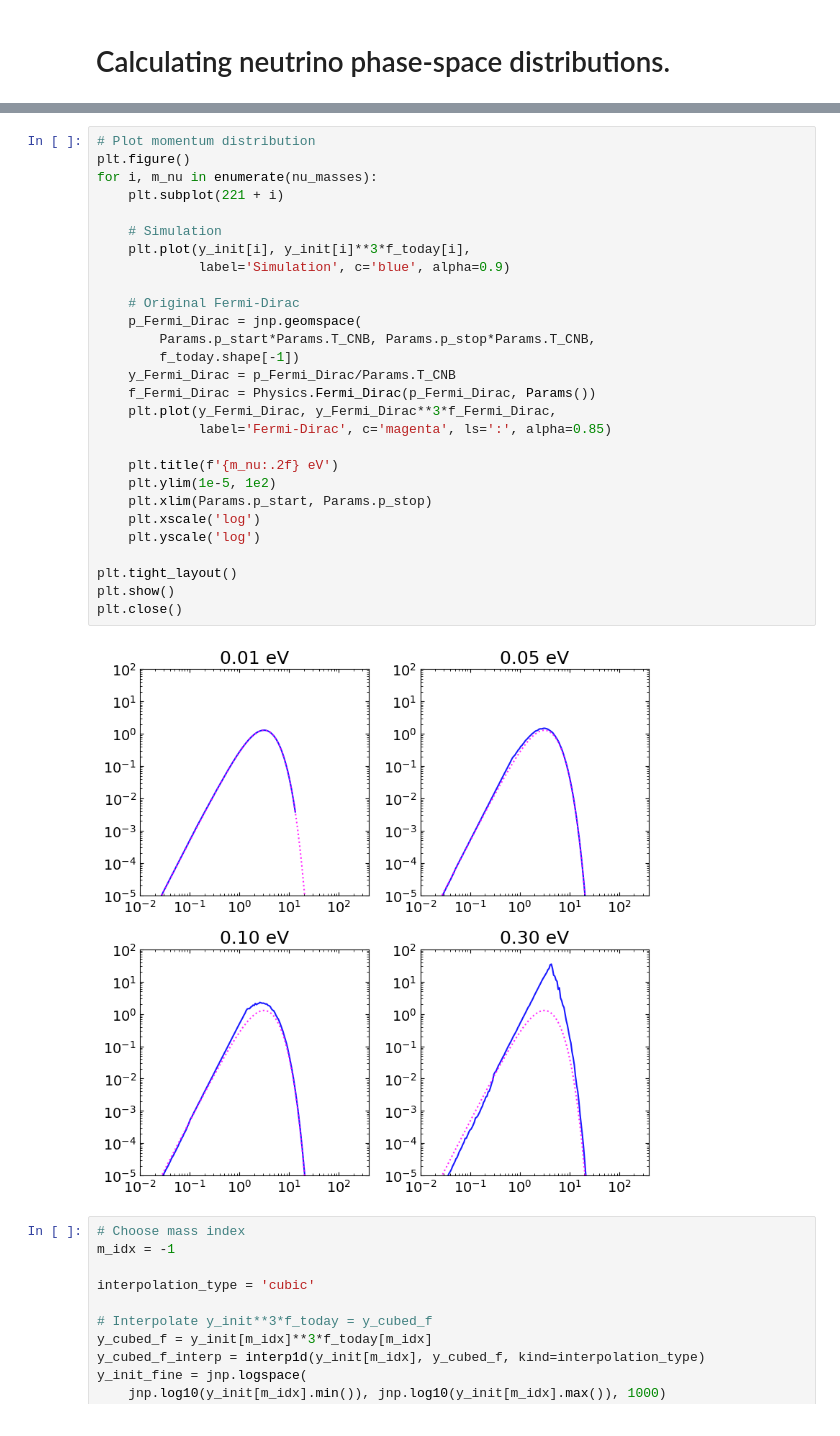
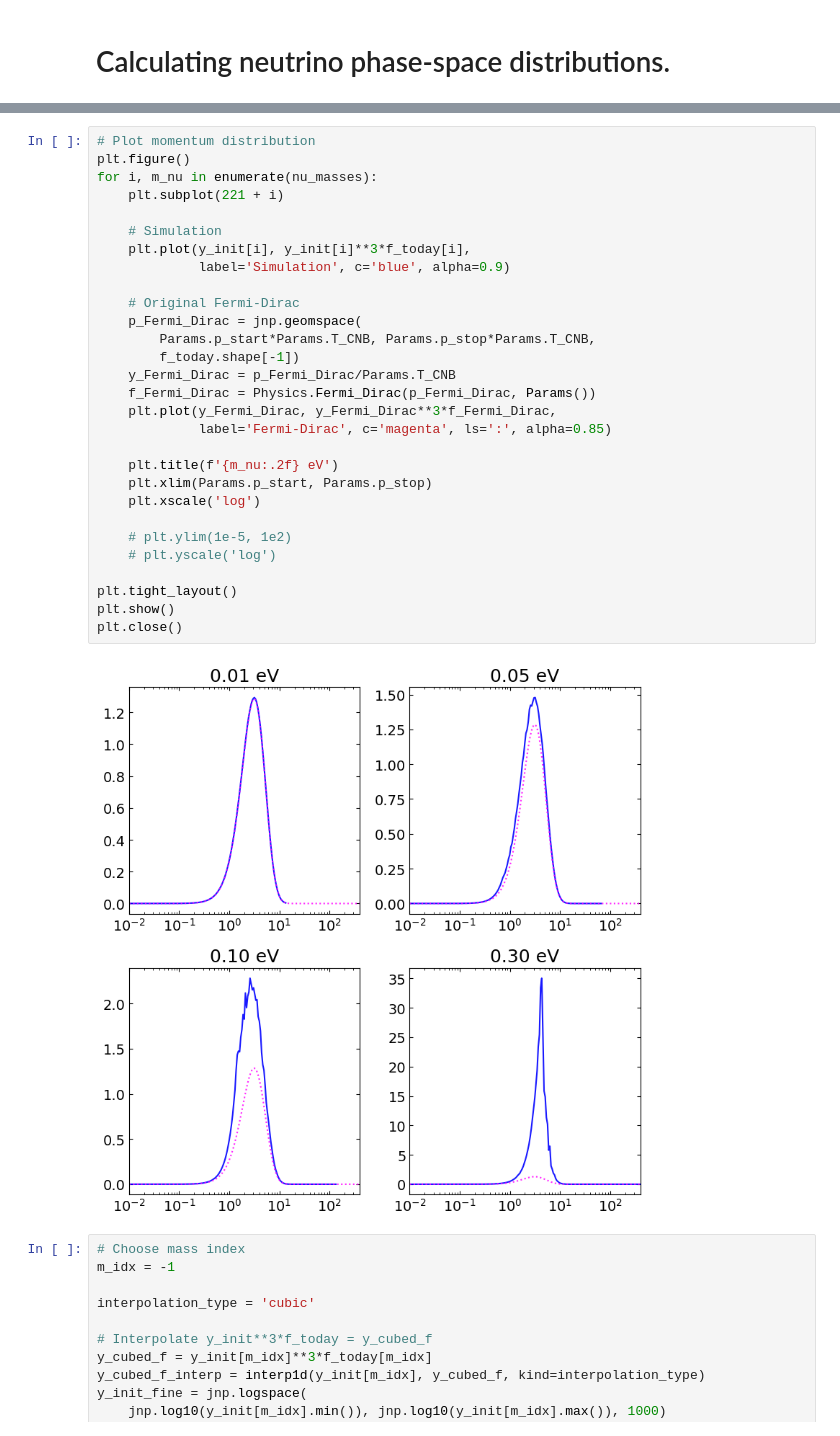
Before and after one commit to Fabian-Zimmer/PTOLEMY_spectra, a Jupyter notebook: project_PTOLEMY_electron_spectra.ipynb, the cells around one changed output, grey strips where cells are left out. Drawn from its saved outputs; the diff is of its cells as text.

```diff
--- a/project_PTOLEMY_electron_spectra.ipynb
+++ b/project_PTOLEMY_electron_spectra.ipynb
@@ -67,33 +62,34 @@ Array(67.05503458, dtype=float64, weak_type=True)
 # %%
 # Plot momentum distribution
 plt.figure()
 for i, m_nu in enumerate(nu_masses):
     plt.subplot(221 + i)
 
     # Simulation
     plt.plot(y_init[i], y_init[i]**3*f_today[i],
              label='Simulation', c='blue', alpha=0.9)
 
     # Original Fermi-Dirac
     p_Fermi_Dirac = jnp.geomspace(
         Params.p_start*Params.T_CNB, Params.p_stop*Params.T_CNB,
         f_today.shape[-1])
     y_Fermi_Dirac = p_Fermi_Dirac/Params.T_CNB
     f_Fermi_Dirac = Physics.Fermi_Dirac(p_Fermi_Dirac, Params())
     plt.plot(y_Fermi_Dirac, y_Fermi_Dirac**3*f_Fermi_Dirac,
              label='Fermi-Dirac', c='magenta', ls=':', alpha=0.85)
 
     plt.title(f'{m_nu:.2f} eV')
-    plt.ylim(1e-5, 1e2)
     plt.xlim(Params.p_start, Params.p_stop)
     plt.xscale('log')
-    plt.yscale('log')
+
+    # plt.ylim(1e-5, 1e2)
+    # plt.yscale('log')
 
 plt.tight_layout()
 plt.show()
 plt.close()
 # %% [output]
-[figure, old version]
+[figure, new version]
 # %%
 # Choose mass index
 m_idx = -1
```
Also changed, not shown: parts of 5 cells of this notebook, 1 other file.
